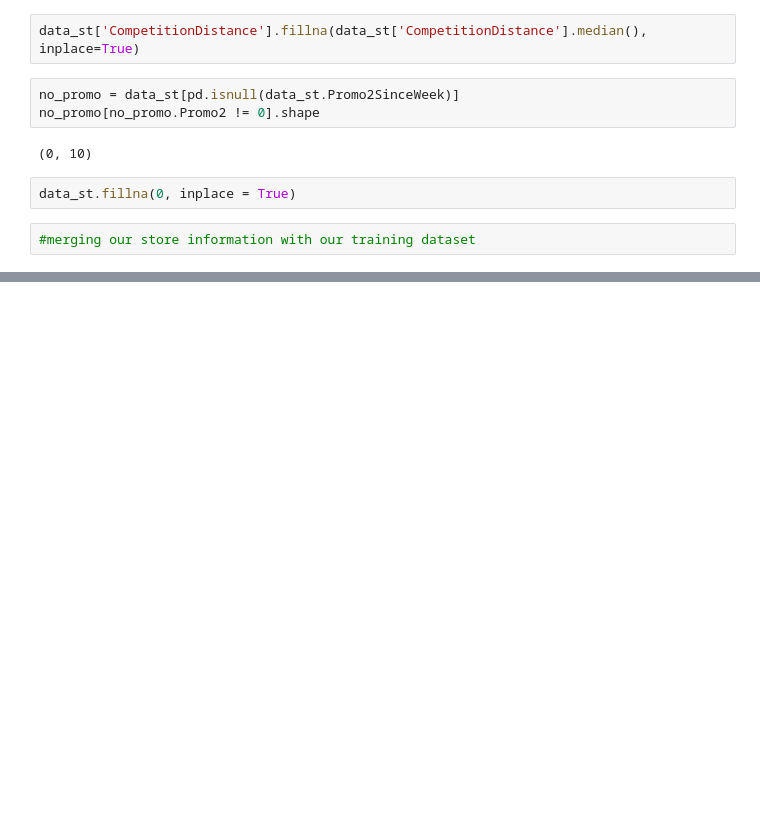
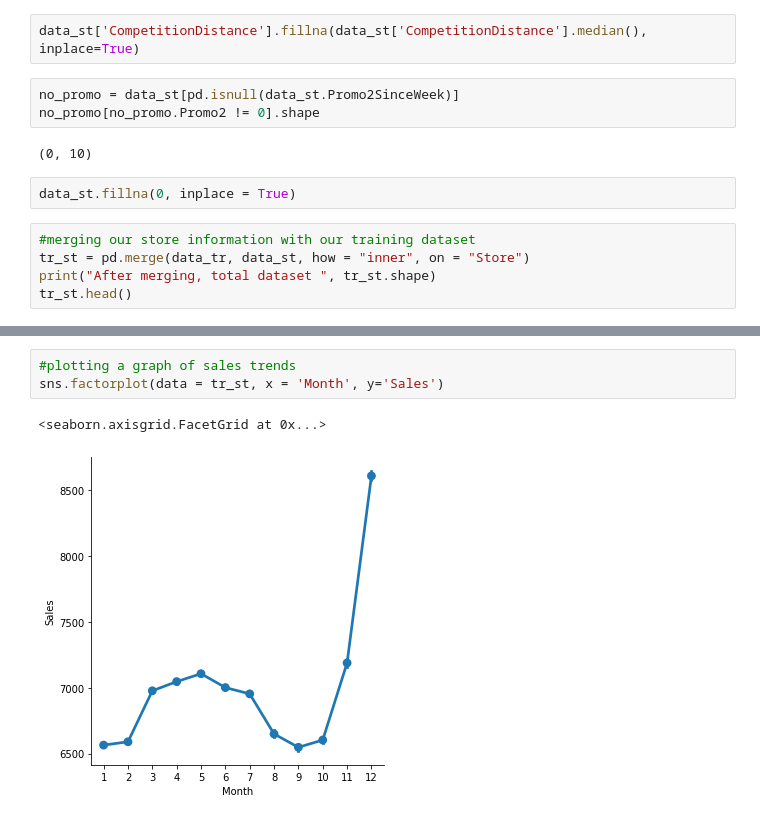
Before and after one commit to AbdurRehman1234/FYPSalesforecasting, a Jupyter notebook: project.ipynb, the cells around one changed output, grey strips where cells are left out. Saved outputs shown, nothing was run; the diff lists cells and outputs as text; blank space fills up the shorter version.

Commit message:
Update project.ipynb
adding the sales trends

```diff
--- a/project.ipynb
+++ b/project.ipynb
@@ -128,3 +131,6 @@ no_promo[no_promo.Promo2 != 0].shape
 data_st.fillna(0, inplace = True)
 # %%
 #merging our store information with our training dataset
+tr_st = pd.merge(data_tr, data_st, how = "inner", on = "Store")
+print("After merging, total dataset ", tr_st.shape)
+tr_st.head()
@@ -130,0 +156,6 @@ data_st.fillna(0, inplace = True)
+# %%
+#plotting a graph of sales trends
+sns.factorplot(data = tr_st, x = 'Month', y='Sales')
+# %% [output]
+<seaborn.axisgrid.FacetGrid at 0x...>
+[figure, added]
```
Also changed, not shown: parts of 4 cells of this notebook.
